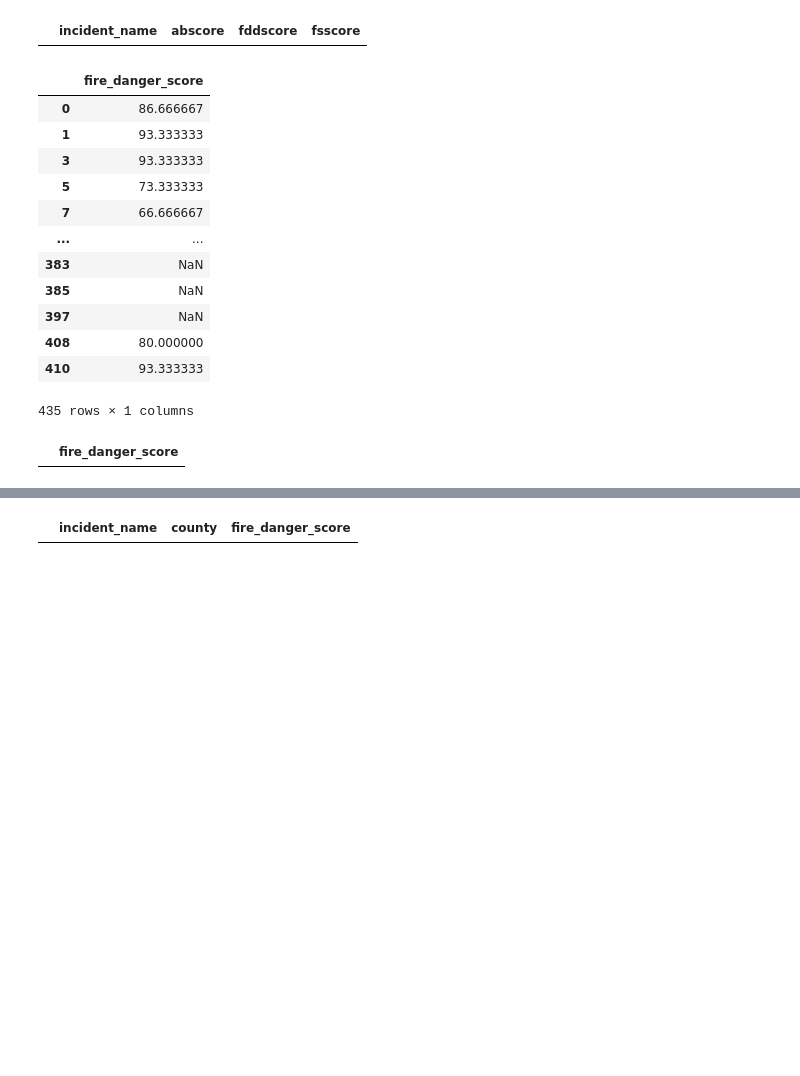
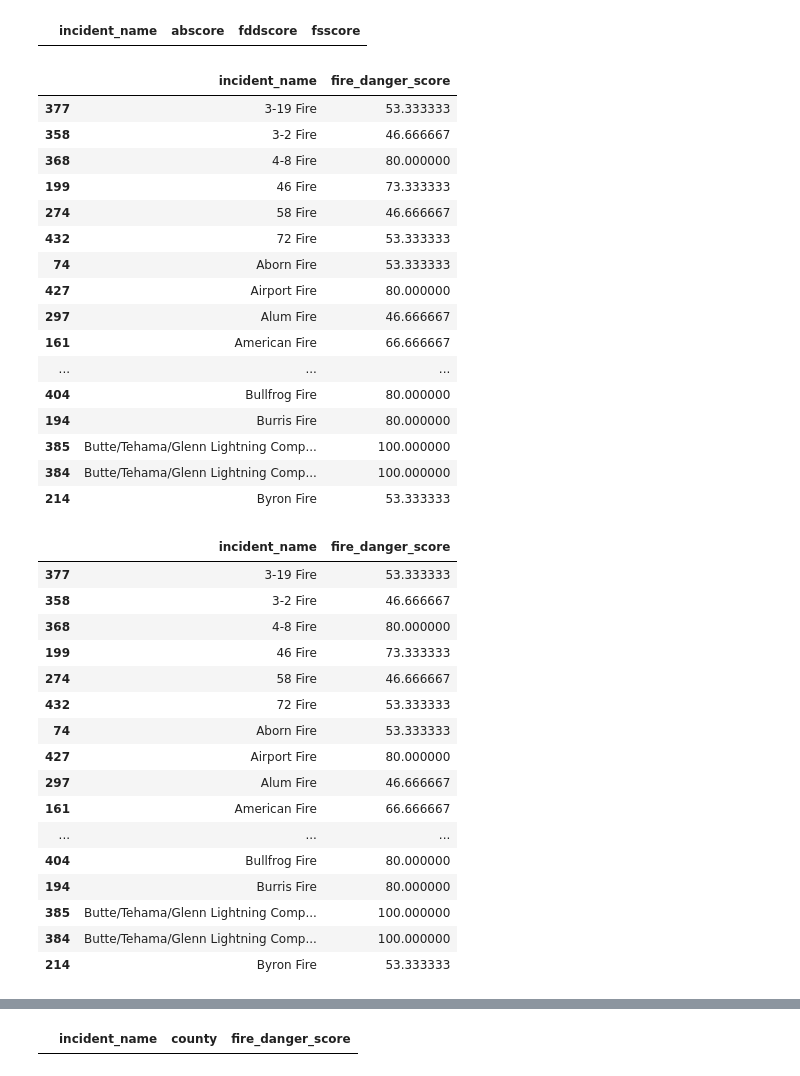
Before and after one commit to kehull/Project-2, a Jupyter notebook: data/fire_danger_score_calculation.ipynb, the cells around one changed output, grey strips where cells are left out. Saved outputs shown, nothing was run; the diff lists cells and outputs as text; code cells hidden in the pictures; blank space fills up the shorter version.

```diff
--- a/data/fire_danger_score_calculation.ipynb
+++ b/data/fire_danger_score_calculation.ipynb
@@ -525,30 +497,50 @@ initial_scores[initial_scores['abscore'].isna()]
 # %%
 # continued from previous block
 i=0
-for index, row in unexpanded_fires.iterrows():
+for index, row in expanded_fires.iterrows():
     initial_scores.at[i,'fire_danger_score']= (row['abscore'] + row['fddscore']+row['fsscore'])/3
     i = i+1
 
-danger_df = initial_scores[['fire_danger_score']]
-danger_df
+danger_df = initial_scores[['incident_name', 'fire_danger_score']]
+danger_df.sort_values('incident_name').head(60)
 # %% [output]
-|  | fire_danger_score |
-| 0 | 86.666667 |
-| 1 | 93.333333 |
-| 3 | 93.333333 |
-| 5 | 73.333333 |
-| 7 | 66.666667 |
-| ... | ... |
-| 383 | NaN |
-| 385 | NaN |
-| 397 | NaN |
-| 408 | 80.000000 |
-| 410 | 93.333333 |
+|  | incident_name | fire_danger_score |
+| 377 | 3-19 Fire | 53.333333 |
+| 358 | 3-2 Fire | 46.666667 |
+| 368 | 4-8 Fire | 80.000000 |
+| 199 | 46 Fire | 73.333333 |
+| 274 | 58 Fire | 46.666667 |
+| 432 | 72 Fire | 53.333333 |
+| 74 | Aborn Fire | 53.333333 |
+| 427 | Airport Fire | 80.000000 |
+| 297 | Alum Fire | 46.666667 |
+| 161 | American Fire | 66.666667 |
+| ... | ... | ... |
+| 404 | Bullfrog Fire | 80.000000 |
+| 194 | Burris Fire | 80.000000 |
+| 385 | Butte/Tehama/Glenn Lightning Comp... | 100.000000 |
+| 384 | Butte/Tehama/Glenn Lightning Comp... | 100.000000 |
+| 214 | Byron Fire | 53.333333 |
-435 rows × 1 columns
 # %%
-danger_df = danger_df.dropna(subset=['fire_danger_score'])
-danger_df[danger_df['fire_danger_score'].isna()]
+danger_df = danger_df.dropna(subset=['incident_name'])
+danger_df.sort_values('incident_name').head(60)
 # %% [output]
-|  | fire_danger_score |
+|  | incident_name | fire_danger_score |
+| 377 | 3-19 Fire | 53.333333 |
+| 358 | 3-2 Fire | 46.666667 |
+| 368 | 4-8 Fire | 80.000000 |
+| 199 | 46 Fire | 73.333333 |
+| 274 | 58 Fire | 46.666667 |
+| 432 | 72 Fire | 53.333333 |
+| 74 | Aborn Fire | 53.333333 |
+| 427 | Airport Fire | 80.000000 |
+| 297 | Alum Fire | 46.666667 |
+| 161 | American Fire | 66.666667 |
+| ... | ... | ... |
+| 404 | Bullfrog Fire | 80.000000 |
+| 194 | Burris Fire | 80.000000 |
+| 385 | Butte/Tehama/Glenn Lightning Comp... | 100.000000 |
+| 384 | Butte/Tehama/Glenn Lightning Comp... | 100.000000 |
+| 214 | Byron Fire | 53.333333 |
 # %%
 # create a table that assigns the danger value to the fire incident and each county in which the fire took place
```
Also changed, not shown: parts of 7 cells of this notebook, 3 other files.
